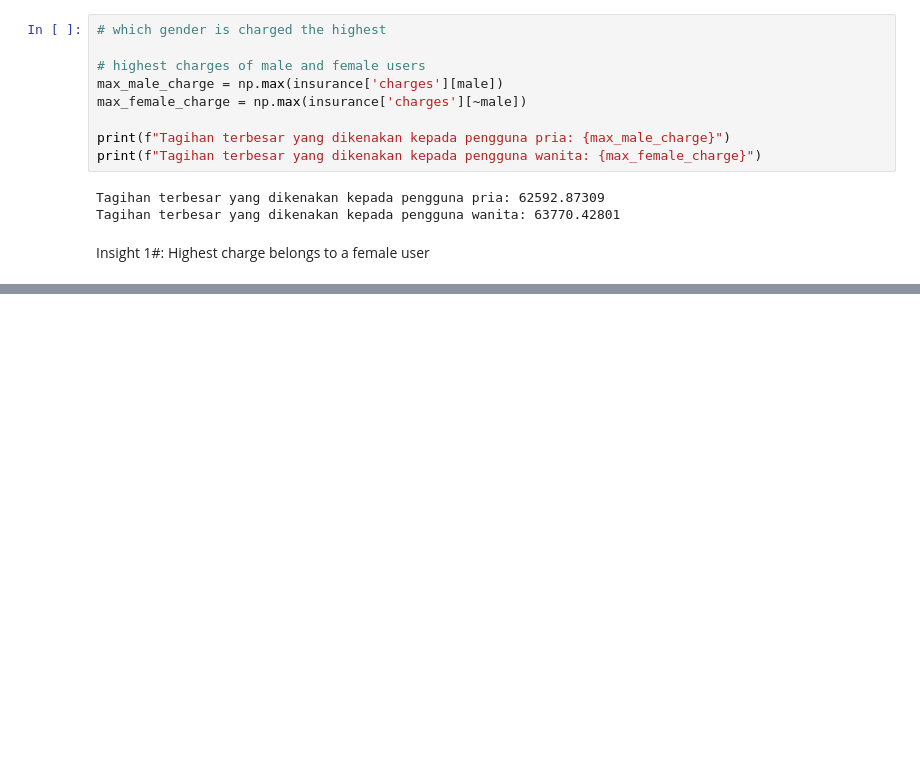
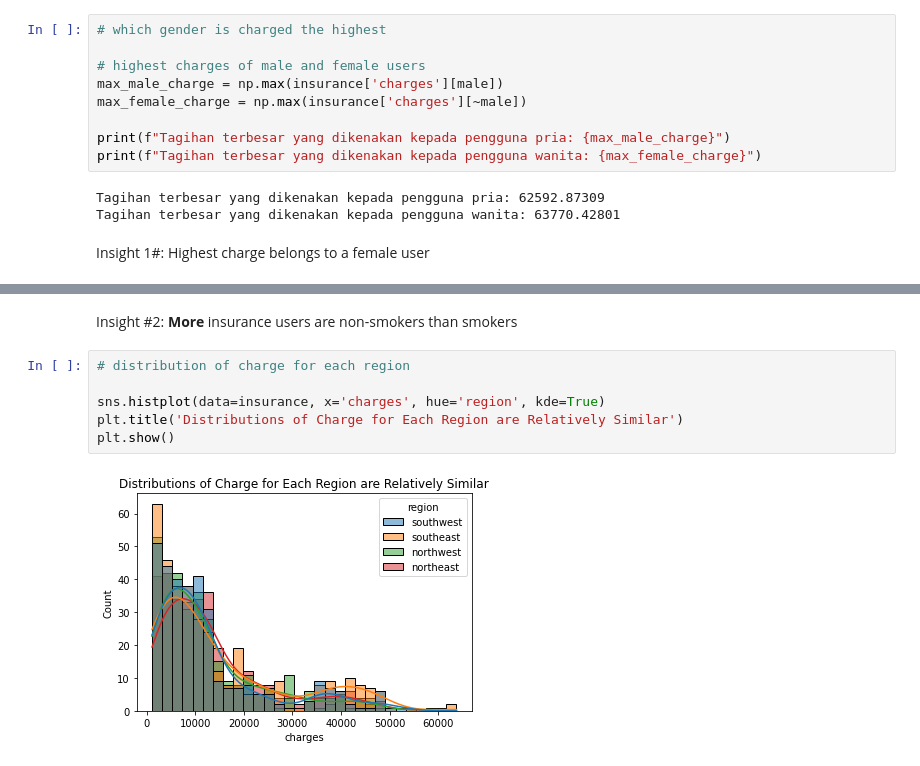
Before and after one commit to rahmanazizf/Pacmann_Projects, a Jupyter notebook: Project_Probability1/Project_1_Pacmann_RAF.ipynb, the cells around one changed output, grey strips where cells are left out. Cells and saved outputs as stored; diff of their text form; blank space fills up the shorter version.

```diff
--- a/Project_Probability1/Project_1_Pacmann_RAF.ipynb
+++ b/Project_Probability1/Project_1_Pacmann_RAF.ipynb
@@ -107,0 +118,10 @@ Insight 1#: Highest charge belongs to a female user
+# %% [markdown]
+Insight #2: **More** insurance users are non-smokers than smokers
+# %%
+# distribution of charge for each region
+
+sns.histplot(data=insurance, x='charges', hue='region', kde=True)
+plt.title('Distributions of Charge for Each Region are Relatively Similar')
+plt.show()
+# %% [output]
+[figure, added]
```
Also changed, not shown: parts of 10 cells of this notebook.
